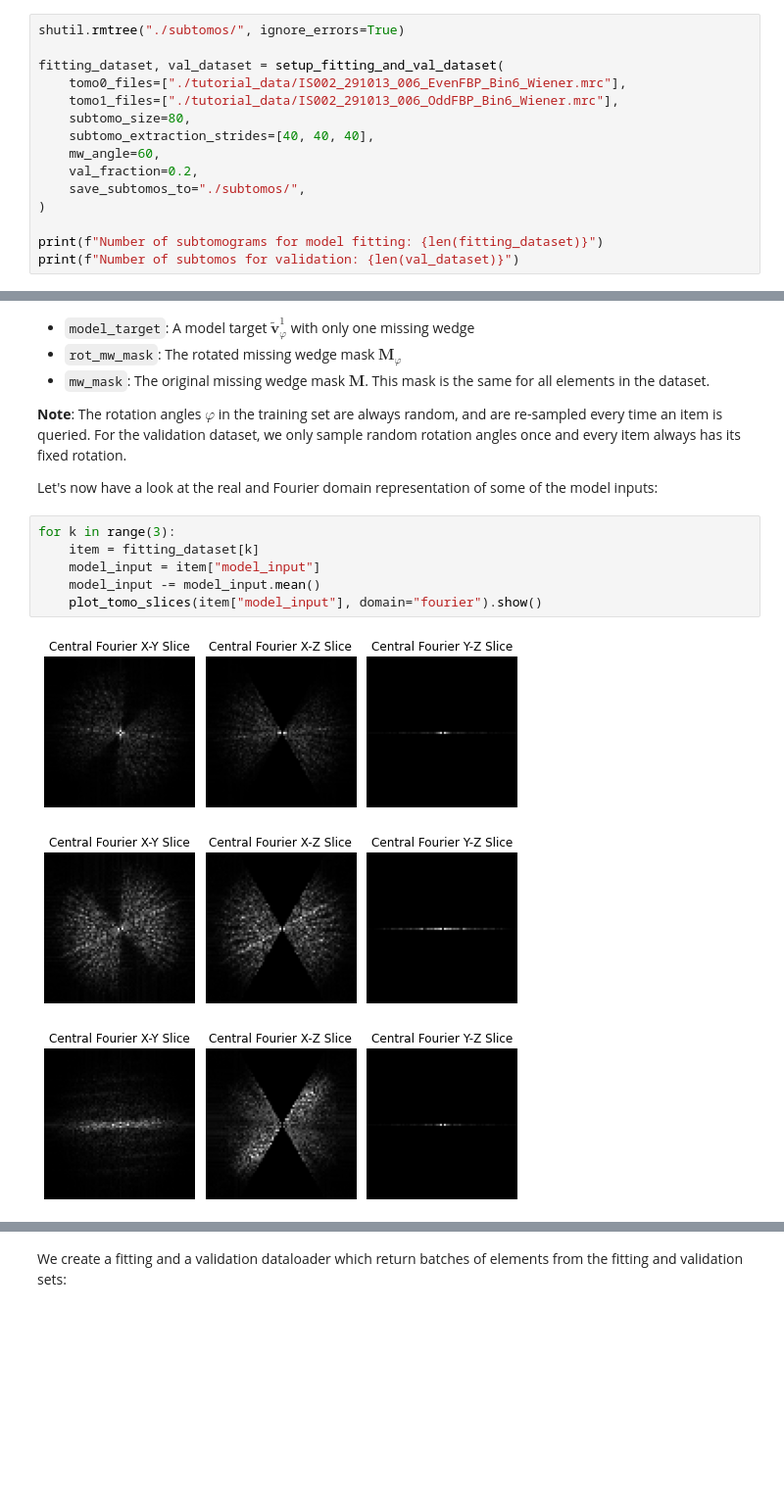
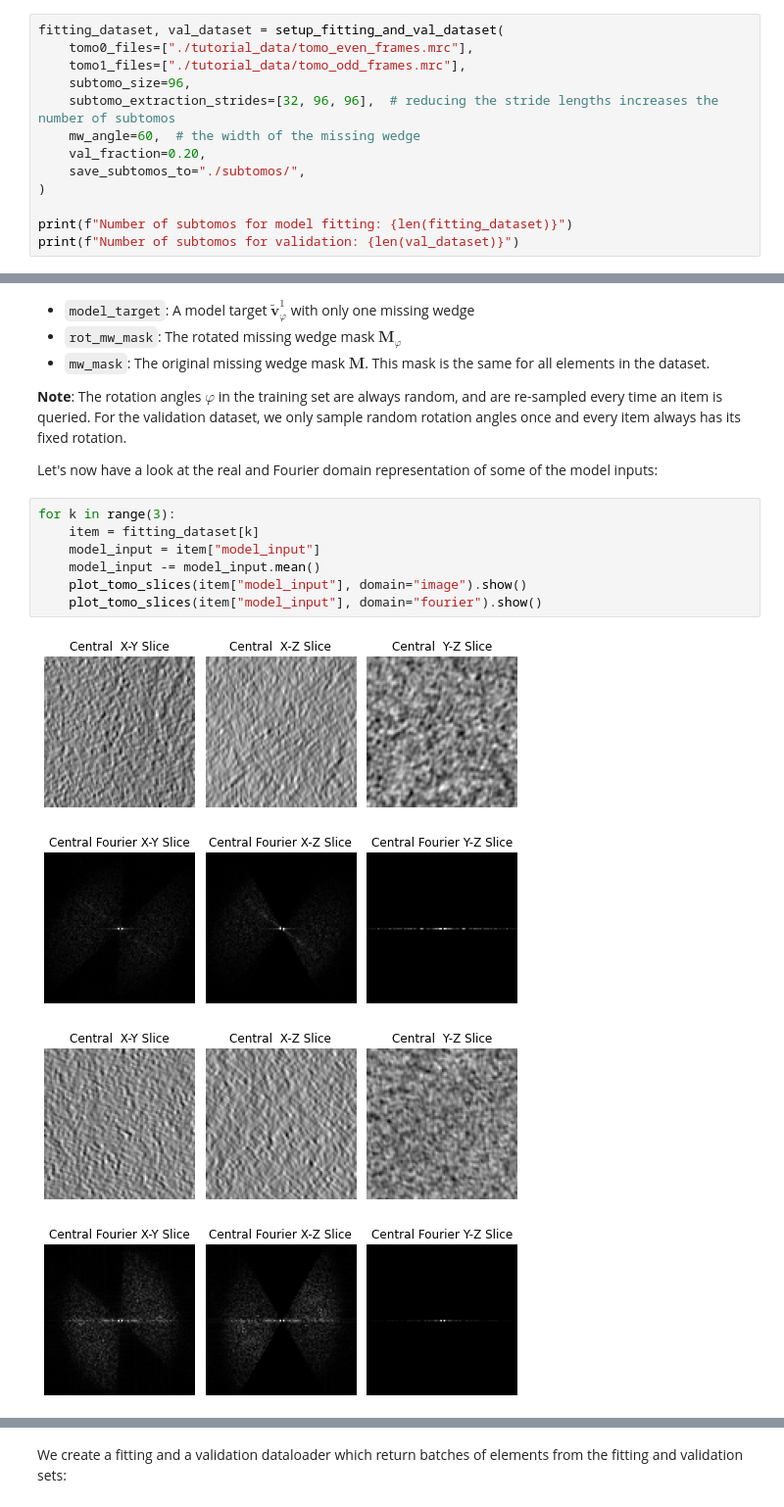
Before and after one commit to MLI-lab/DeepDeWedge, a Jupyter notebook: tutorial.ipynb, the cells around one changed output, grey strips where cells are left out. Shown at 98% size. Saved outputs shown, nothing was run; the diff lists cells and outputs as text; blank space fills up the shorter version.

```diff
--- a/tutorial.ipynb
+++ b/tutorial.ipynb
@@ -52,18 +68,16 @@ Both the fitting and the validation dataset return model inputs and targets with
 
 The number of elements in the validation set is at most `validation_frac` times the number of total extracted subtomograms. It may also contain fewer subtomograms since we randomly sample the validation subtomograms such that they have no overlap with the ones used for model fitting. If the sampling procedure was unable to sample enough validation subtomograms, the function prints a warning.
 # %%
-shutil.rmtree("./subtomos/", ignore_errors=True)
-
 fitting_dataset, val_dataset = setup_fitting_and_val_dataset(
-    tomo0_files=["./tutorial_data/IS002_291013_006_EvenFBP_Bin6_Wiener.mrc"],
-    tomo1_files=["./tutorial_data/IS002_291013_006_OddFBP_Bin6_Wiener.mrc"],
-    subtomo_size=80,
-    subtomo_extraction_strides=[40, 40, 40],
-    mw_angle=60,
-    val_fraction=0.2,
+    tomo0_files=["./tutorial_data/tomo_even_frames.mrc"],
+    tomo1_files=["./tutorial_data/tomo_odd_frames.mrc"],
+    subtomo_size=96,
+    subtomo_extraction_strides=[32, 96, 96],  # reducing the stride lengths increases the number of subtomos
+    mw_angle=60,  # the width of the missing wedge
+    val_fraction=0.20,
     save_subtomos_to="./subtomos/",
 )
 
-print(f"Number of subtomograms for model fitting: {len(fitting_dataset)}")
+print(f"Number of subtomos for model fitting: {len(fitting_dataset)}")
 print(f"Number of subtomos for validation: {len(val_dataset)}")
 # %% [output]
@@ -83,10 +97,12 @@ Let's now have a look at the real and Fourier domain representation of some of t
 # %%
 for k in range(3):
     item = fitting_dataset[k]
     model_input = item["model_input"]
     model_input -= model_input.mean()
+    plot_tomo_slices(item["model_input"], domain="image").show()
     plot_tomo_slices(item["model_input"], domain="fourier").show()
 # %% [output]
-[figure, old version]
+[figure, new version]
-[figure, old version]
+[figure, new version]
-[figure, old version]
+[figure, new version]
+[figure, added]
```
Also changed, not shown: parts of 14 cells of this notebook, 4 other files.
